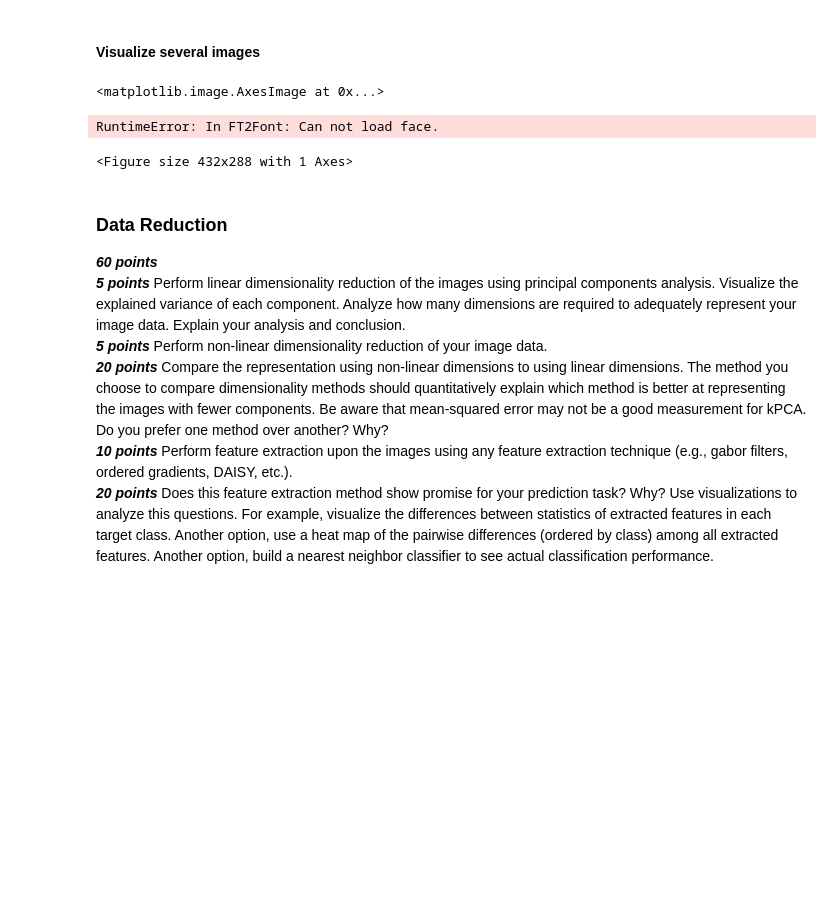
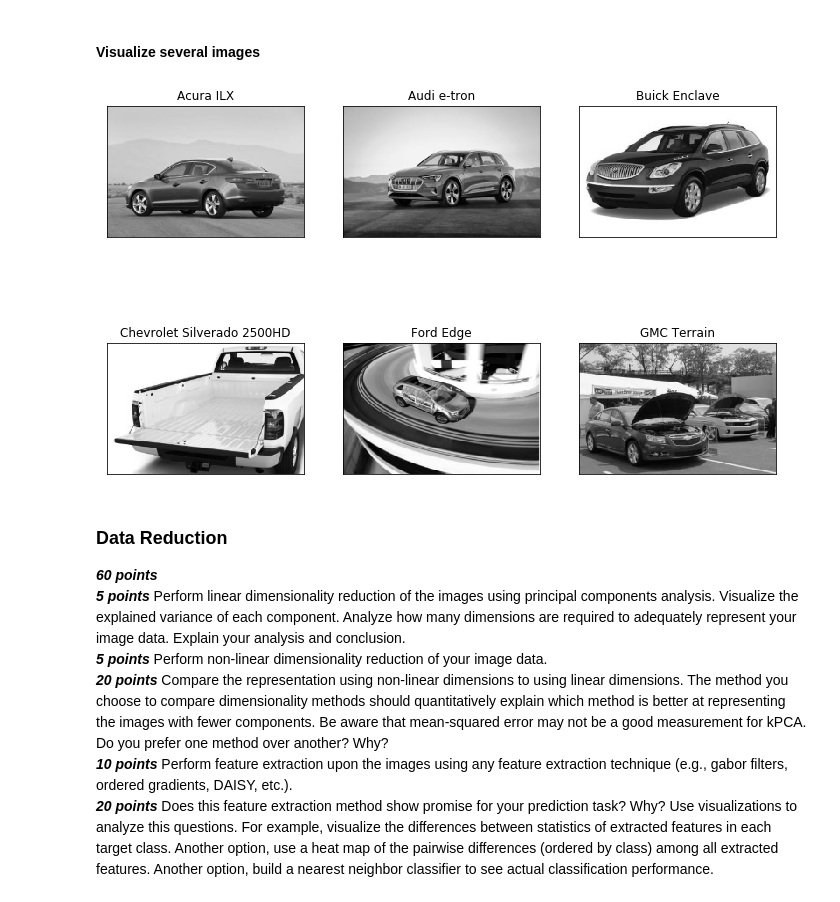
Before and after one commit to skylert7/Machine_Learning_SMU, a Jupyter notebook: Lab2.ipynb, the cells around one changed output. Cells and saved outputs as stored; diff of their text form; code cells hidden in the pictures; blank space fills up the shorter version.

Commit message:
Heatmap and exceptional work

```diff
--- a/Lab2.ipynb
+++ b/Lab2.ipynb
@@ -58,7 +58,7 @@ warnings.simplefilter('ignore', DeprecationWarning)
 # print("Finished copying")
 # %%
 # image_path = "/content/drive/My Drive/ML_Spring2020/2500-car-dataset"
-image_path = "C:/Users/Skyler/Git_Folder/Machine_Learning_SMU/2500-car-dataset/"
+image_path = "C:/Users/tas/Git_Folder/Machine_Learning_SMU/2500-car-dataset/"
 
 def loadImagesAndName(path):
     '''Put files into lists and return them as one list with all images
@@ -81,7 +81,6 @@ names=[]
 for i in car_names:
   dummy = i.split('_')
   names.append(dummy[0] + " " + dummy[1])
-print(names)
 # %% [output]
 2500
 Acura_ILX_2013_28_16_110_15_4_70_55_179_39_FWD_5_4_4dr_ylA.jpg
@@ -185,31 +183,19 @@ def resize_and_flatten_images():
 flatten_car_array = resize_and_flatten_images()
 # %% [markdown]
 #### Visualize several images
-# %%
-# reconstruct image from flattening array
-im = flatten_car_array[10].reshape((height, width))
-# cv2_imshow(im)
-plt.imshow(im)
-
-im = flatten_car_array[1000].reshape((height, width))
-# cv2_imshow(im)
-plt.imshow(im)
-
-im = flatten_car_array[1500].reshape((height, width))
-# cv2_imshow(im)
-plt.imshow(im)
-
-im = flatten_car_array[2000].reshape((height, width))
-# cv2_imshow(im)
-plt.imshow(im)
-
-im = flatten_car_array[2500-1].reshape((height, width))
-# cv2_imshow(im)
-plt.imshow(im)
-# %% [output]
-<matplotlib.image.AxesImage at 0x...>
-RuntimeError: In FT2Font: Can not load face.
-<Figure size 432x288 with 1 Axes>
+# %%
+# reconstruct image from flattening array
+n_row = 2
+n_col = 3
+plt.figure(figsize=(4 * n_col, 4 * n_row))
+for i in range(n_row * n_col):
+    plt.subplot(n_row, n_col, i + 1)
+    plt.imshow(flatten_car_array[i*210].reshape((height, width)), cmap=plt.cm.gray)
+    plt.title(names[i*210], size=12)
+    plt.xticks(())
+    plt.yticks(())
+# %% [output]
+[figure, added]
 # %% [markdown]
 ### **Data Reduction**
 ***60 points*** <br>
```
Also changed, not shown: parts of 27 cells of this notebook.
